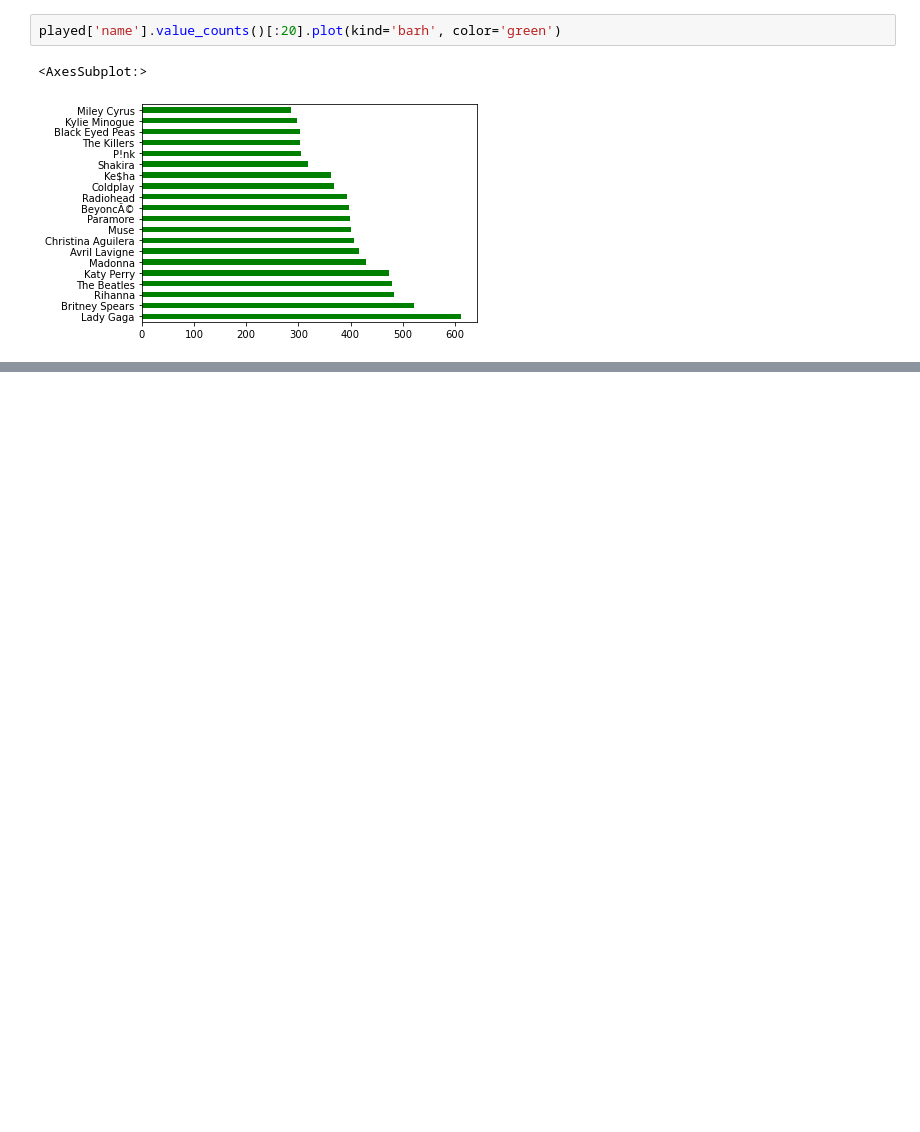
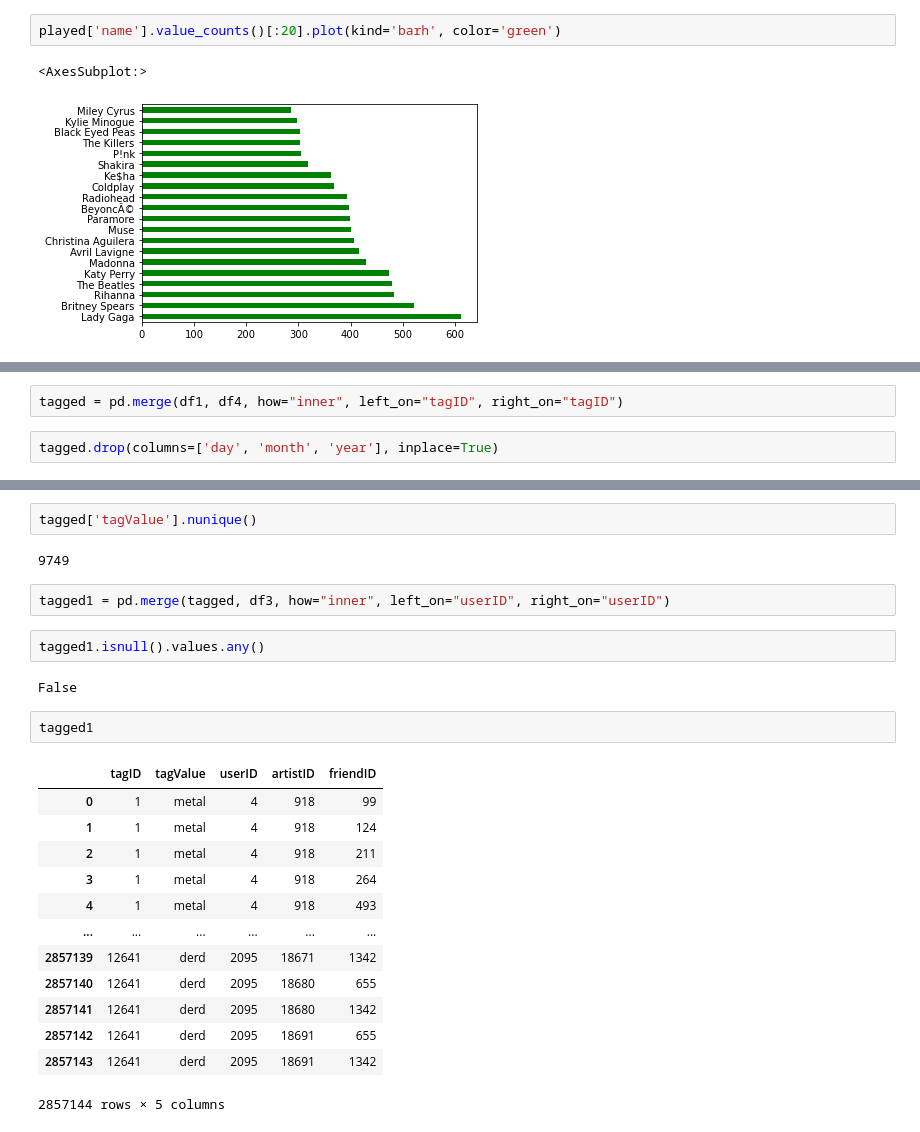
Before and after one commit to kiansweeney11/Ca4015-final-assignment, a Jupyter notebook: recommender.ipynb, the cells around one changed output, grey strips where cells are left out. Cells and saved outputs as stored; diff of their text form; blank space fills up the shorter version.

```diff
--- a/recommender.ipynb
+++ b/recommender.ipynb
@@ -467,0 +534,4 @@ pt2.plot.bar(x = 'name', y = 'Percentage', rot = 40, figsize=(18, 6), color='gre
+# %%
+tagged = pd.merge(df1, df4, how="inner", left_on="tagID", right_on="tagID")
+# %%
+tagged.drop(columns=['day', 'month', 'year'], inplace=True)
@@ -467,0 +554,26 @@ pt2.plot.bar(x = 'name', y = 'Percentage', rot = 40, figsize=(18, 6), color='gre
+# %%
+tagged['tagValue'].nunique()
+# %% [output]
+9749
+# %%
+tagged1 = pd.merge(tagged, df3, how="inner", left_on="userID", right_on="userID")
+# %%
+tagged1.isnull().values.any()
+# %% [output]
+False
+# %%
+tagged1
+# %% [output]
+|  | tagID | tagValue | userID | artistID | friendID |
+| 0 | 1 | metal | 4 | 918 | 99 |
+| 1 | 1 | metal | 4 | 918 | 124 |
+| 2 | 1 | metal | 4 | 918 | 211 |
+| 3 | 1 | metal | 4 | 918 | 264 |
+| 4 | 1 | metal | 4 | 918 | 493 |
+| ... | ... | ... | ... | ... | ... |
+| 2857139 | 12641 | derd | 2095 | 18671 | 1342 |
+| 2857140 | 12641 | derd | 2095 | 18680 | 655 |
+| 2857141 | 12641 | derd | 2095 | 18680 | 1342 |
+| 2857142 | 12641 | derd | 2095 | 18691 | 655 |
+| 2857143 | 12641 | derd | 2095 | 18691 | 1342 |
+2857144 rows × 5 columns
```
Also changed, not shown: parts of 74 cells of this notebook.
